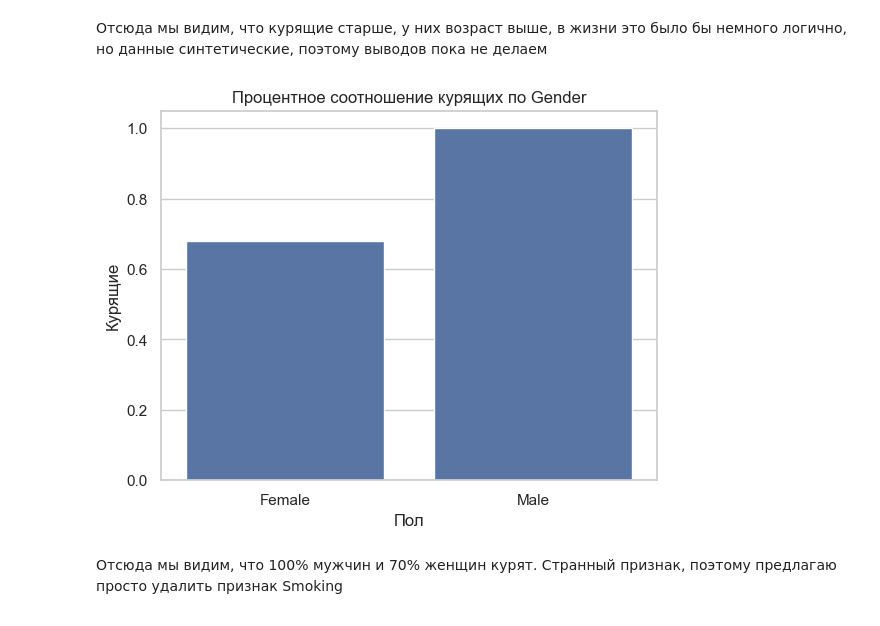
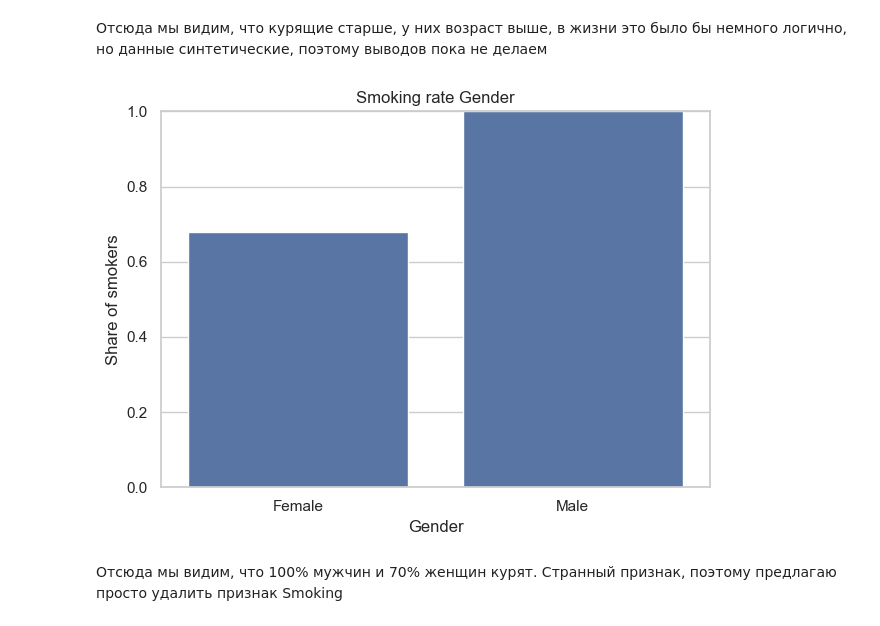
Before and after one commit to and1cod/HeartRiskPredict, a Jupyter notebook: heart_main.ipynb, the cells around one changed output. Drawn from its saved outputs; the diff is of its cells as text; code cells hidden in the pictures.

Commit message:
Fix heart_main

```diff
--- a/heart_main.ipynb
+++ b/heart_main.ipynb
@@ -169,8 +169,6 @@ interval columns not set, guessing: ['Age', 'Cholesterol', 'Heart rate', 'Exerci
 Можно заметить, что данные условно говоря разделены по группам, например, признаки образа жизни.
 
 Тем не менее, для чистоты эксперимента анализ и отбор признаков выполню так, как если бы данные были реальны, чтобы продемонстрировать процесс построения модели
-# %%
-heart_data = heart_data[heart_data['Smoking'].isna() == False]
 # %%
 heart_data.drop('id', axis=1, inplace=True)
 # %%
@@ -205 +203,3 @@ Diastolic blood pressure           0
 dtype: int64
+# %%
+heart_data.dropna(inplace=True)
@@ -241,14 +257,18 @@ plt.show()
 # %% [markdown]
 Отсюда мы видим, что курящие старше, у них возраст выше, в жизни это было бы немного логично, но данные синтетические, поэтому выводов пока не делаем
 # %%
+df = heart_data.copy()
+
+df['Smoking'] = pd.to_numeric(df['Smoking'], errors='coerce')
+df = df.dropna(subset=['Smoking'])
+df['Smoking'] = (df['Smoking'] > 0.5).astype(int)
+
 rate = df.groupby("Gender", as_index=False)["Smoking"].mean()
-sns.barplot(rate, x="Gender", y="Smoking")
-plt.title("Процентное соотношение курящих по Gender");
-plt.ylabel("Курящие")
-plt.xlabel('Пол')
-plt.show()
+sns.barplot(data=rate, x="Gender", y="Smoking")
+plt.title("Smoking rate Gender"); plt.ylabel("Share of smokers"); plt.ylim(0, 1)
+plt.tight_layout(); plt.show()
 # %% [output]
-[figure, old version]
+[figure, new version]
 # %% [markdown]
 Отсюда мы видим, что 100% мужчин и 70% женщин курят. Странный признак, поэтому предлагаю просто удалить признак Smoking
 # %%
```
Also changed, not shown: parts of 4 cells of this notebook.
